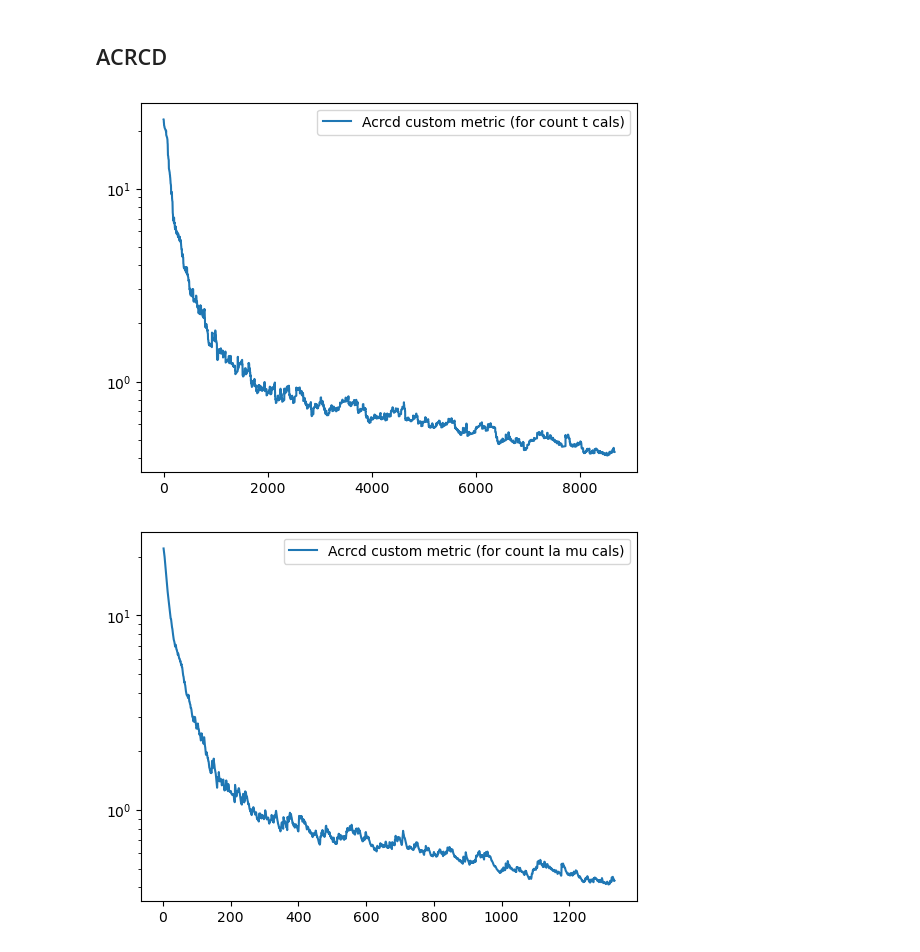
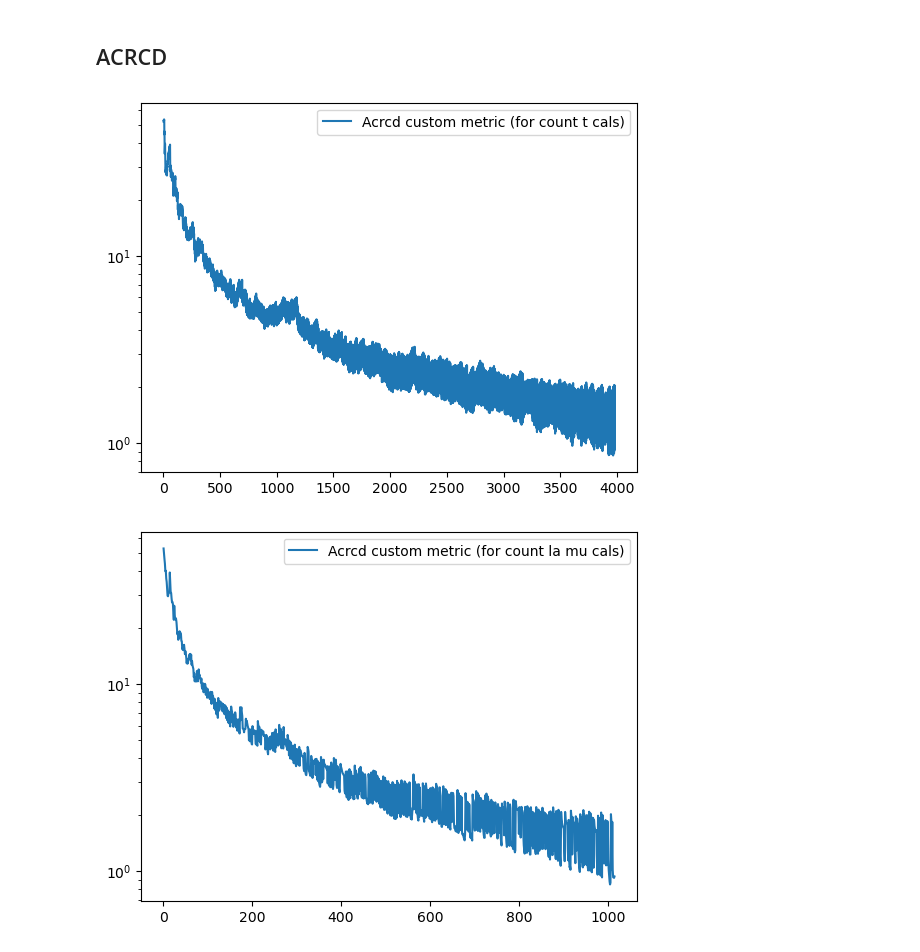
Before and after one commit to Lareton/transport_network_optimization, a Jupyter notebook: testing_all_algos.ipynb, the cells around one changed output. Cells and saved outputs as stored; diff of their text form; code cells hidden in the pictures.

Commit message:
small refactor; fix acrcd metric bug; add stopping by other eps var in all algos

```diff
--- a/testing_all_algos.ipynb
+++ b/testing_all_algos.ipynb
@@ -37,7 +37,7 @@ from get_graph import get_graph_by_name
 from transport_problem import DualOracle, OptimParams
 from acrcd_no_adaptive import ACRCDOracleStacker, ACRCD_star
 # %%
-net_df, corrs = get_graph_by_name("SiouxFalls")
+net_df, corrs = get_graph_by_name("Anaheim")
 graph = gt.Graph(net_df.values, eprops=[('capacity', 'double'), ('fft', 'double')])
 
 l = np.maximum(np.sum(corrs, axis=1), 1e-6)
@@ -65,11 +66,18 @@ def calc_custom_metric(results, oracle_stacker):
     metric = 2 * np.array(results.history_la_mu_grad_norm) * la_mu_end_norm + dual_gap_clipped
     return metric
 # %%
-def custom_plot(x, y, label=None):
+def custom_plot(x, y, label=None, show=True, swap=False, log_x=False, log_y=True):
+    if swap:
+        x, y = y, x
     plt.plot(x, y, label=label)
     plt.legend()
-    plt.yscale("log")
-    plt.show()
+    if log_x:
+        plt.xscale("log")
+    if log_y:
+        plt.yscale("log")
+    if show: plt.show()
+
+    plot_to_csv(x, y, csv_name=label+".csv")
 # %%
 def plot_to_csv(x, y, csv_name):
     data = list(zip(x, y))
@@ -119,15 +126,17 @@ plot_to_csv(results_sinkhorn.history_count_calls, custom_metric_ustm, "paper_ust
 # %% [markdown]
 ## ACRCD
 # %%
-acrcd_results_t, acrcd_results_la_mu = ACRCD_star(acrcd_stacker, *acrcd_stacker.get_init_vars_block(), K=10000, L1_init=2, L2_init=5e-2)
+t_start = time.time()
+acrcd_results_t, acrcd_results_la_mu = ACRCD_star(acrcd_stacker, *acrcd_stacker.get_init_vars_block(),
+                                                  K=5000, L1_init=0.5, L2_init=3e-2)
+print(f"total time taken: {time.time() - t_start}")
 # %%
-x = acrcd_results_t.history_count_calls
+
 acrcd_custom_metric_t = calc_custom_metric(acrcd_results_t, acrcd_stacker)
-custom_plot(x, acrcd_custom_metric_t, label="Acrcd custom metric (for count t cals)")
+custom_plot(acrcd_results_t.history_count_calls, acrcd_custom_metric_t, label="Acrcd custom metric (for count t cals)")
 
-x = acrcd_results_la_mu.history_count_calls
 acrcd_custom_metric_la_mu = calc_custom_metric(acrcd_results_la_mu, acrcd_stacker, )
-custom_plot(x, acrcd_custom_metric_la_mu, label="Acrcd custom metric (for count la mu cals)")
+custom_plot(acrcd_results_la_mu.history_count_calls, acrcd_custom_metric_la_mu, label="Acrcd custom metric (for count la mu cals)")
 # %% [output]
-[figure, old version]
+[figure, new version]
-[figure, old version]
+[figure, new version]
```
Also changed, not shown: parts of 10 cells of this notebook, 3 other files.
